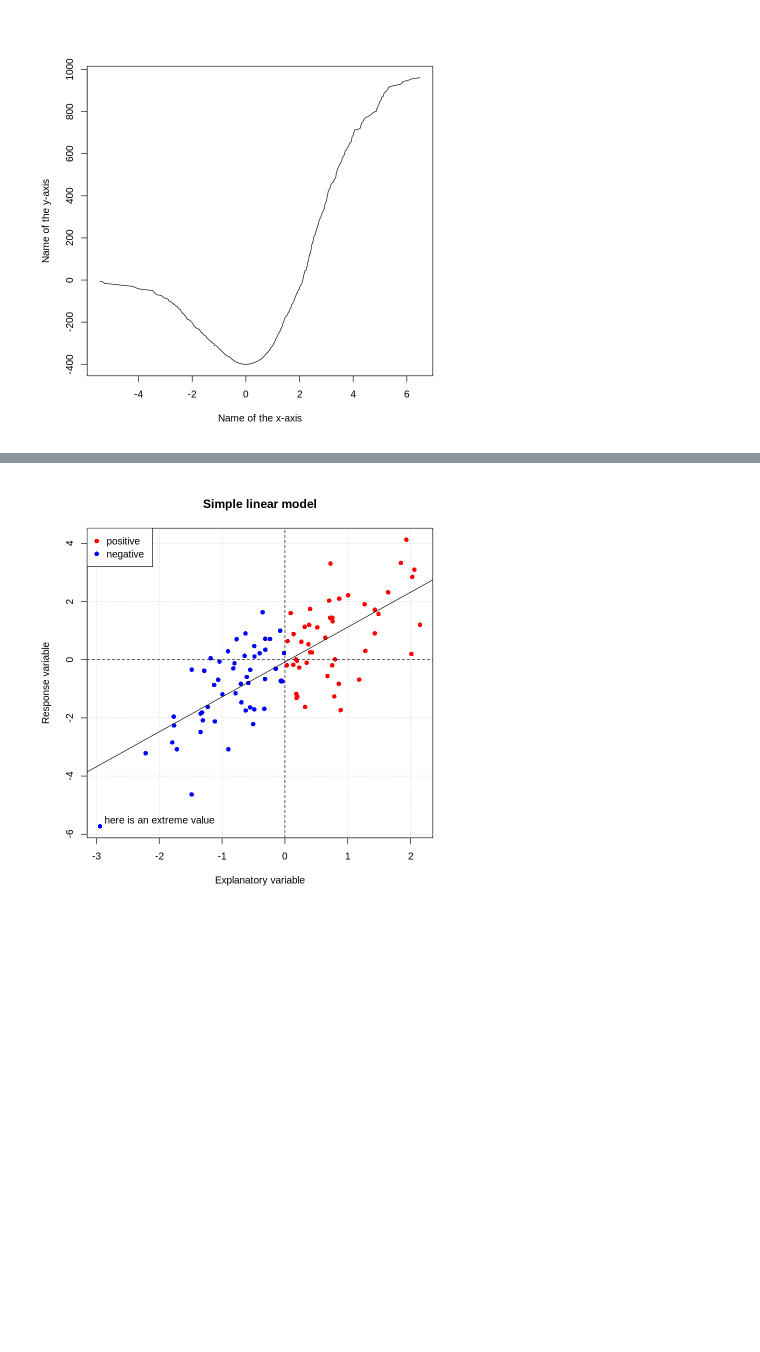
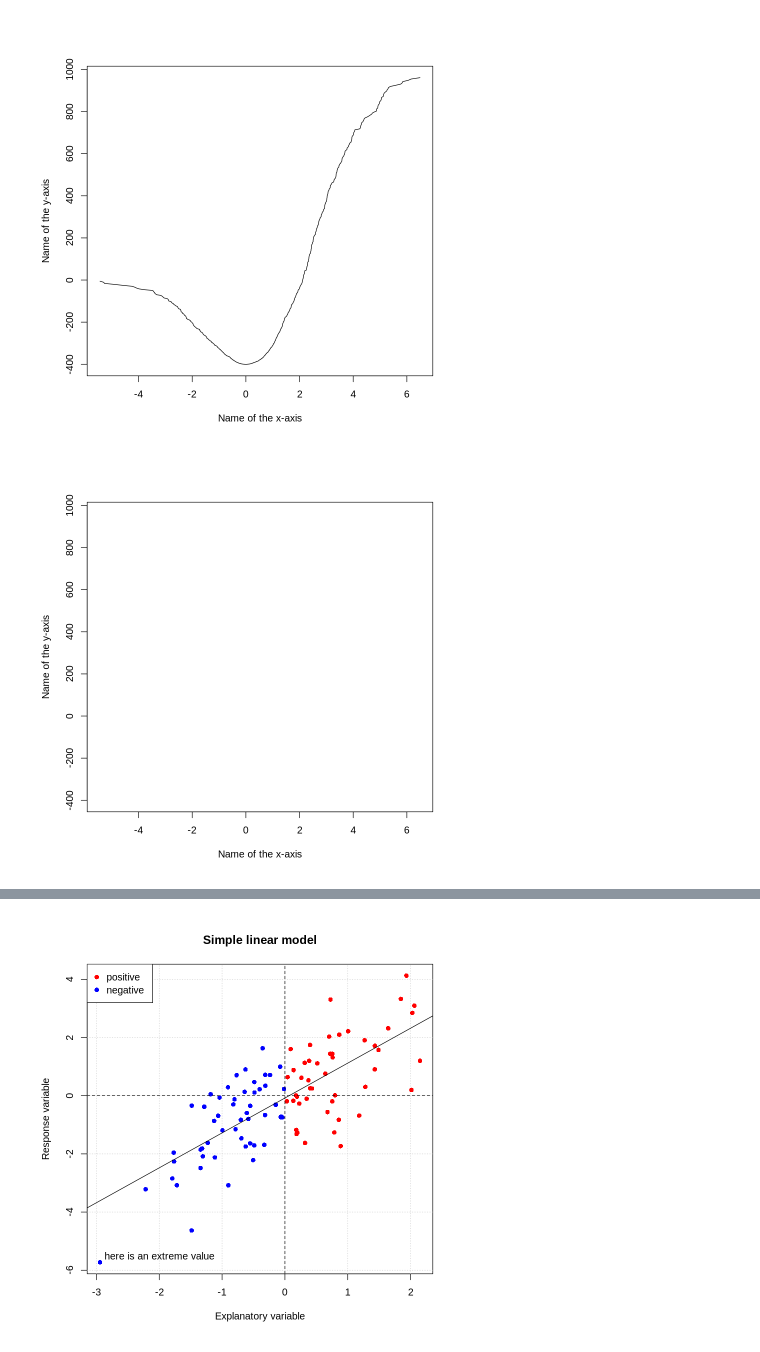
Before and after one commit to pauljrognon/bse-python-brushup-2022, a Jupyter notebook: docs/r-lectures/r_session2.ipynb, the cells around one changed output, grey strips where cells are left out. Drawn from its saved outputs; the diff is of its cells as text; code cells hidden in the pictures; blank space fills up the shorter version.

```diff
--- a/docs/r-lectures/session2.ipynb
+++ b/docs/r-lectures/r_session2.ipynb
@@ -536,6 +682,13 @@ plot(sort(x), cumsum(sort(x)), type = 'l',
   ylab = 'Name of the y-axis')
 # %% [output]
 [figure]
+# %%
+# Line plots
+plot(sort(x), cumsum(sort(x)), type = 'n',
+  xlab = 'Name of the x-axis',
+  ylab = 'Name of the y-axis')
+# %% [output]
+[figure, added]
 # %% [markdown]
 Also note the `col` parameter, which is used to specify the colour. This parameter is quite flexible, many generic colours are available as text (`black`, `blue`, `red`, etc.), but you can also give it integers (default colours), RGB codes and hexadecimal codes.
 
```
Also changed, not shown: parts of 45 cells of this notebook.
